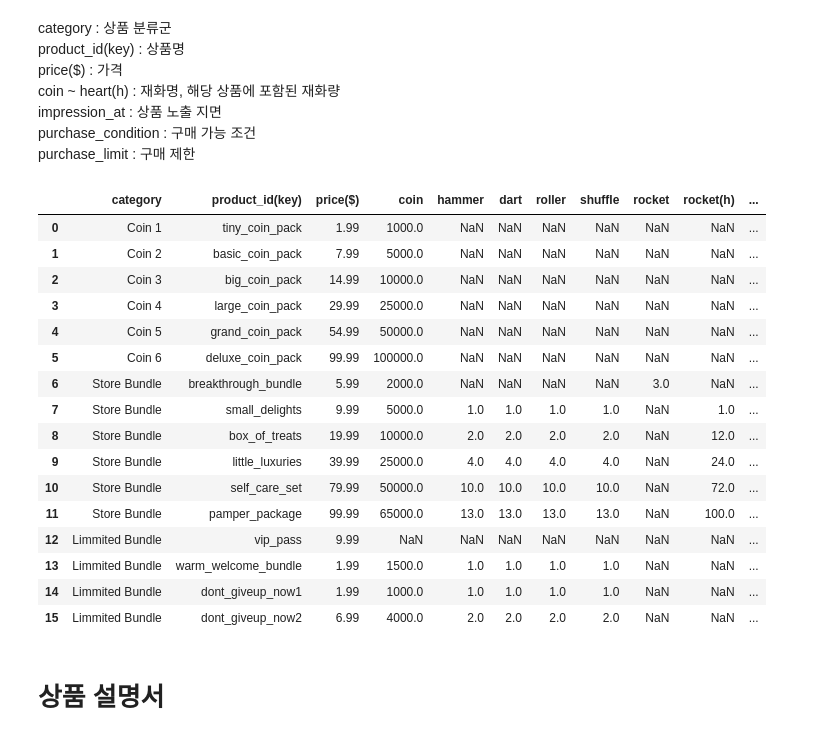
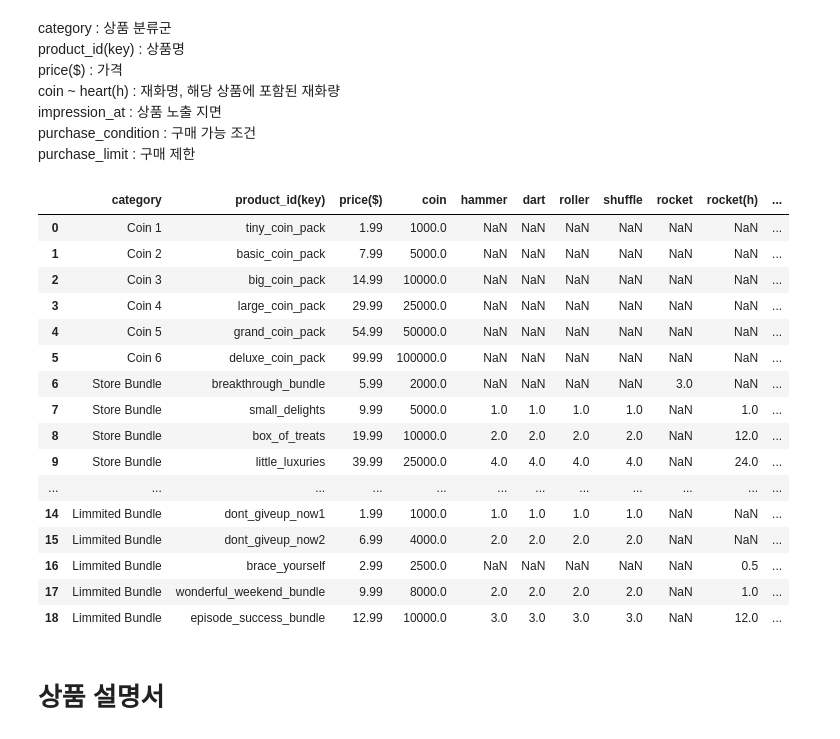
Before and after one commit to mqifjjfwiot/Assignments, a Jupyter notebook: Cookapps/Cookapps.ipynb, the cells around one changed output. Drawn from its saved outputs; the diff is of its cells as text; code cells hidden in the pictures.

```diff
--- a/Cookapps/Cookapps.ipynb
+++ b/Cookapps/Cookapps.ipynb
@@ -73,25 +78,25 @@ purchase_condition : 구매 가능 조건
 purchase_limit : 구매 제한
 # %%
 df_pi = pd.read_csv(base_url+'IAP_product_info.csv', encoding = 'CP949')
-df_pi.iloc[:16]
+df_pi
 # %% [output]
 |  | category | product_id(key) | price($) | coin | hammer | dart | roller | shuffle | rocket | rocket(h) | ... |
 | 0 | Coin 1 | tiny_coin_pack | 1.99 | 1000.0 | NaN | NaN | NaN | NaN | NaN | NaN | ... |
 | 1 | Coin 2 | basic_coin_pack | 7.99 | 5000.0 | NaN | NaN | NaN | NaN | NaN | NaN | ... |
 | 2 | Coin 3 | big_coin_pack | 14.99 | 10000.0 | NaN | NaN | NaN | NaN | NaN | NaN | ... |
 | 3 | Coin 4 | large_coin_pack | 29.99 | 25000.0 | NaN | NaN | NaN | NaN | NaN | NaN | ... |
 | 4 | Coin 5 | grand_coin_pack | 54.99 | 50000.0 | NaN | NaN | NaN | NaN | NaN | NaN | ... |
 | 5 | Coin 6 | deluxe_coin_pack | 99.99 | 100000.0 | NaN | NaN | NaN | NaN | NaN | NaN | ... |
 | 6 | Store Bundle | breakthrough_bundle | 5.99 | 2000.0 | NaN | NaN | NaN | NaN | 3.0 | NaN | ... |
 | 7 | Store Bundle | small_delights | 9.99 | 5000.0 | 1.0 | 1.0 | 1.0 | 1.0 | NaN | 1.0 | ... |
 | 8 | Store Bundle | box_of_treats | 19.99 | 10000.0 | 2.0 | 2.0 | 2.0 | 2.0 | NaN | 12.0 | ... |
 | 9 | Store Bundle | little_luxuries | 39.99 | 25000.0 | 4.0 | 4.0 | 4.0 | 4.0 | NaN | 24.0 | ... |
-| 10 | Store Bundle | self_care_set | 79.99 | 50000.0 | 10.0 | 10.0 | 10.0 | 10.0 | NaN | 72.0 | ... |
-| 11 | Store Bundle | pamper_package | 99.99 | 65000.0 | 13.0 | 13.0 | 13.0 | 13.0 | NaN | 100.0 | ... |
-| 12 | Limmited Bundle | vip_pass | 9.99 | NaN | NaN | NaN | NaN | NaN | NaN | NaN | ... |
-| 13 | Limmited Bundle | warm_welcome_bundle | 1.99 | 1500.0 | 1.0 | 1.0 | 1.0 | 1.0 | NaN | NaN | ... |
+| ... | ... | ... | ... | ... | ... | ... | ... | ... | ... | ... | ... |
 | 14 | Limmited Bundle | dont_giveup_now1 | 1.99 | 1000.0 | 1.0 | 1.0 | 1.0 | 1.0 | NaN | NaN | ... |
 | 15 | Limmited Bundle | dont_giveup_now2 | 6.99 | 4000.0 | 2.0 | 2.0 | 2.0 | 2.0 | NaN | NaN | ... |
+| 16 | Limmited Bundle | brace_yourself | 2.99 | 2500.0 | NaN | NaN | NaN | NaN | NaN | 0.5 | ... |
+| 17 | Limmited Bundle | wonderful_weekend_bundle | 9.99 | 8000.0 | 2.0 | 2.0 | 2.0 | 2.0 | NaN | 1.0 | ... |
+| 18 | Limmited Bundle | episode_success_bundle | 12.99 | 10000.0 | 3.0 | 3.0 | 3.0 | 3.0 | NaN | 12.0 | ... |
 # %% [markdown]
 # 상품 설명서
 # %%
```
Also changed, not shown: parts of 14 cells of this notebook.
